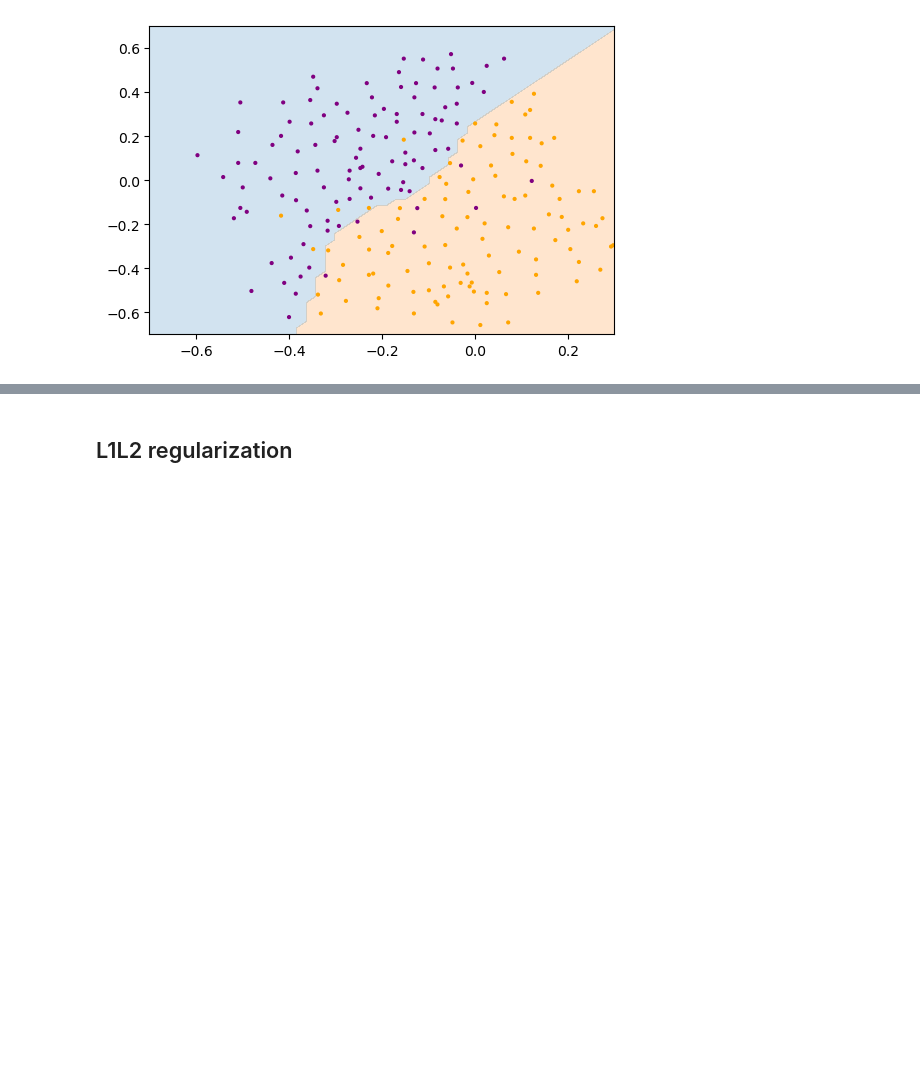
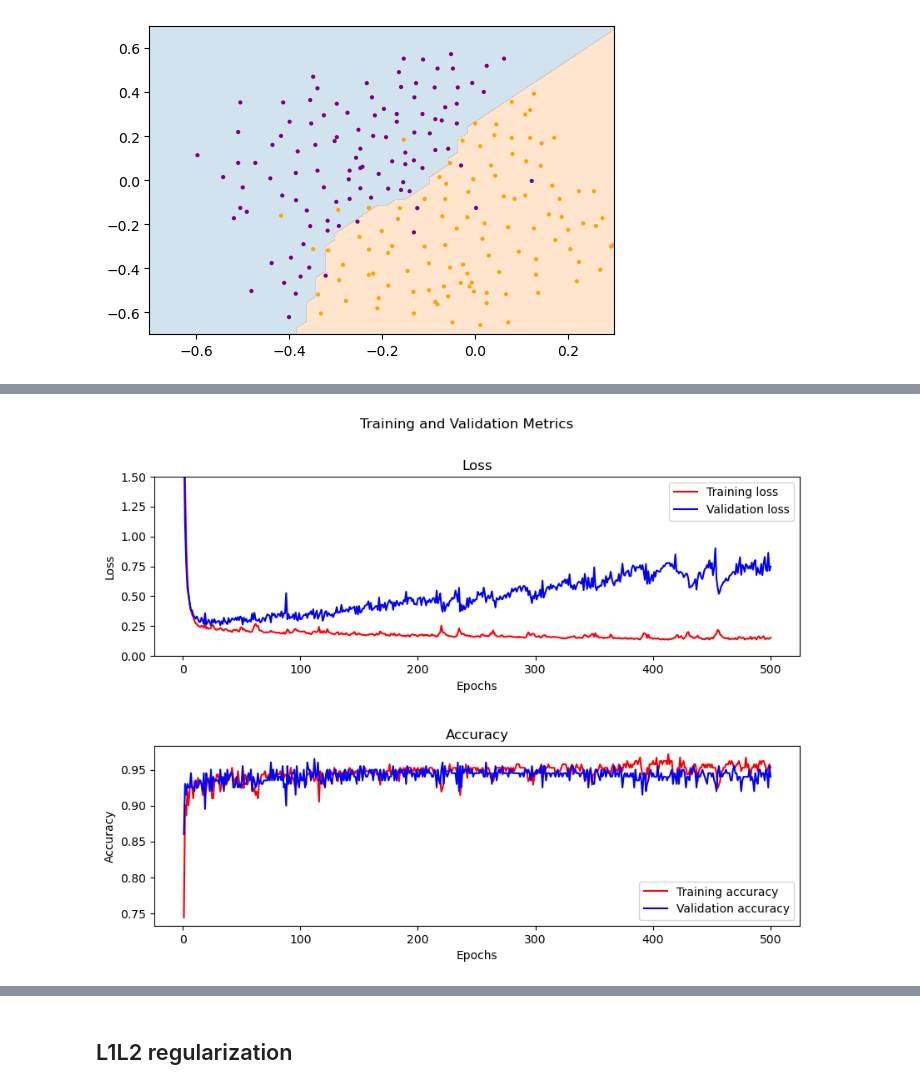
Before and after one commit to pedram-ep/learning-neural-networks, a Jupyter notebook: regularization-l1l2-dropout/regularization-methods.ipynb, the cells around one changed output, grey strips where cells are left out. Cells and saved outputs as stored; diff of their text form; code cells hidden in the pictures; blank space fills up the shorter version.

```diff
--- a/regularization-l1l2-dropout/regularization-methods.ipynb
+++ b/regularization-l1l2-dropout/regularization-methods.ipynb
@@ -199,0 +250,16 @@ plt.show()
+# %%
+model_l2 = keras.Sequential([
+    keras.layers.Input(shape=(2,)),
+    keras.layers.Dense(4000, activation='relu', kernel_regularizer=regularizers.L2(3e-4)),
+    keras.layers.Dense(4000, activation='relu', kernel_regularizer=regularizers.L2(3e-4)),
+    keras.layers.Dense(4000, activation='relu', kernel_regularizer=regularizers.L2(3e-4)),
+    keras.layers.Dense(1, activation='sigmoid', kernel_regularizer=regularizers.L2(3e-4))
+    ])
+# %%
+model_l2.compile(optimizer="adam",
+                loss='binary_crossentropy',
+                metrics=['accuracy'])
+# %%
+history_l2 = model_l2.fit(data_train_x, data_train_y,
+                        epochs=500, batch_size=32,
+                        validation_data=(data_eval_x, data_eval_y))
@@ -199,0 +284,4 @@ plt.show()
+# %%
+plot_loss_acc(history_l2)
+# %% [output]
+[figure, added]
```
Also changed, not shown: parts of 13 cells of this notebook.
